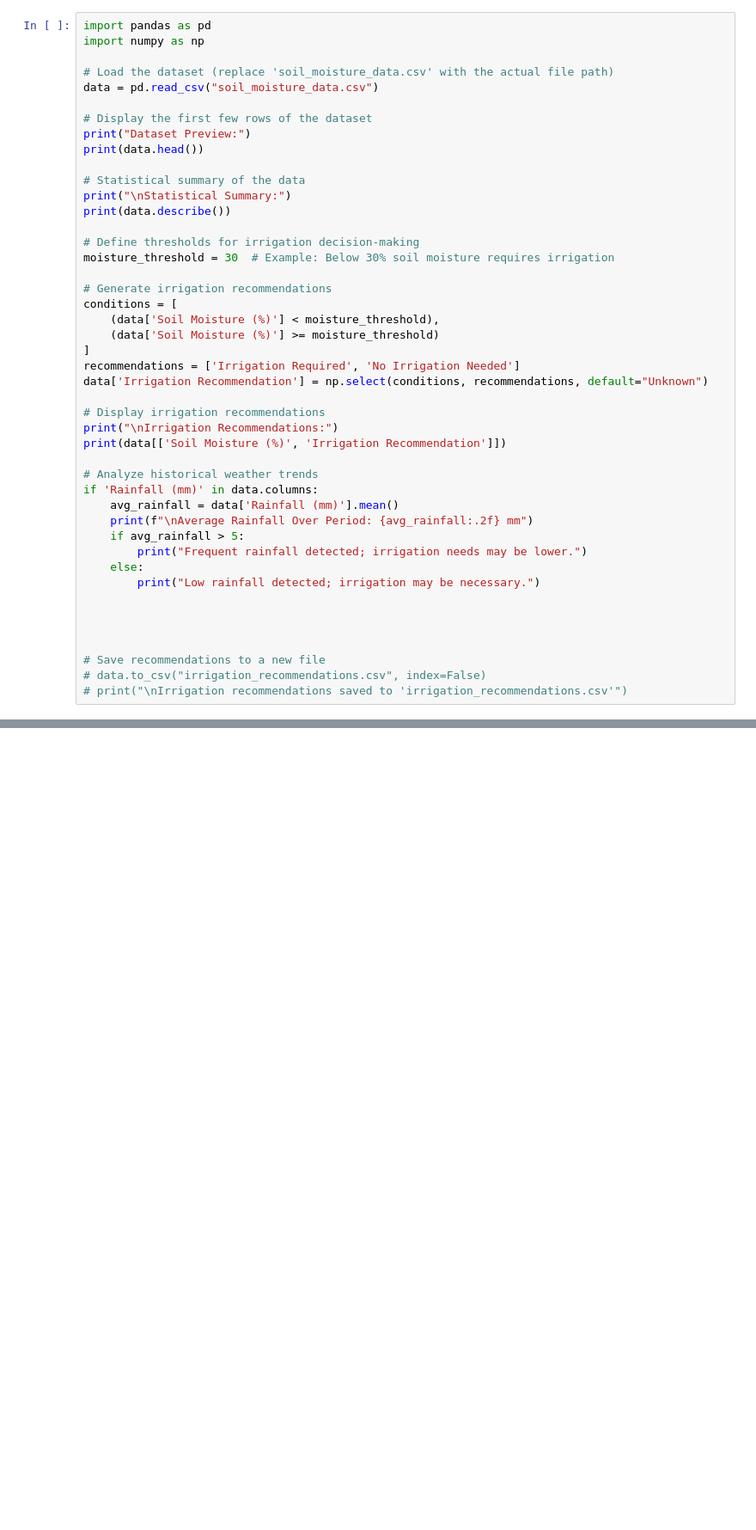
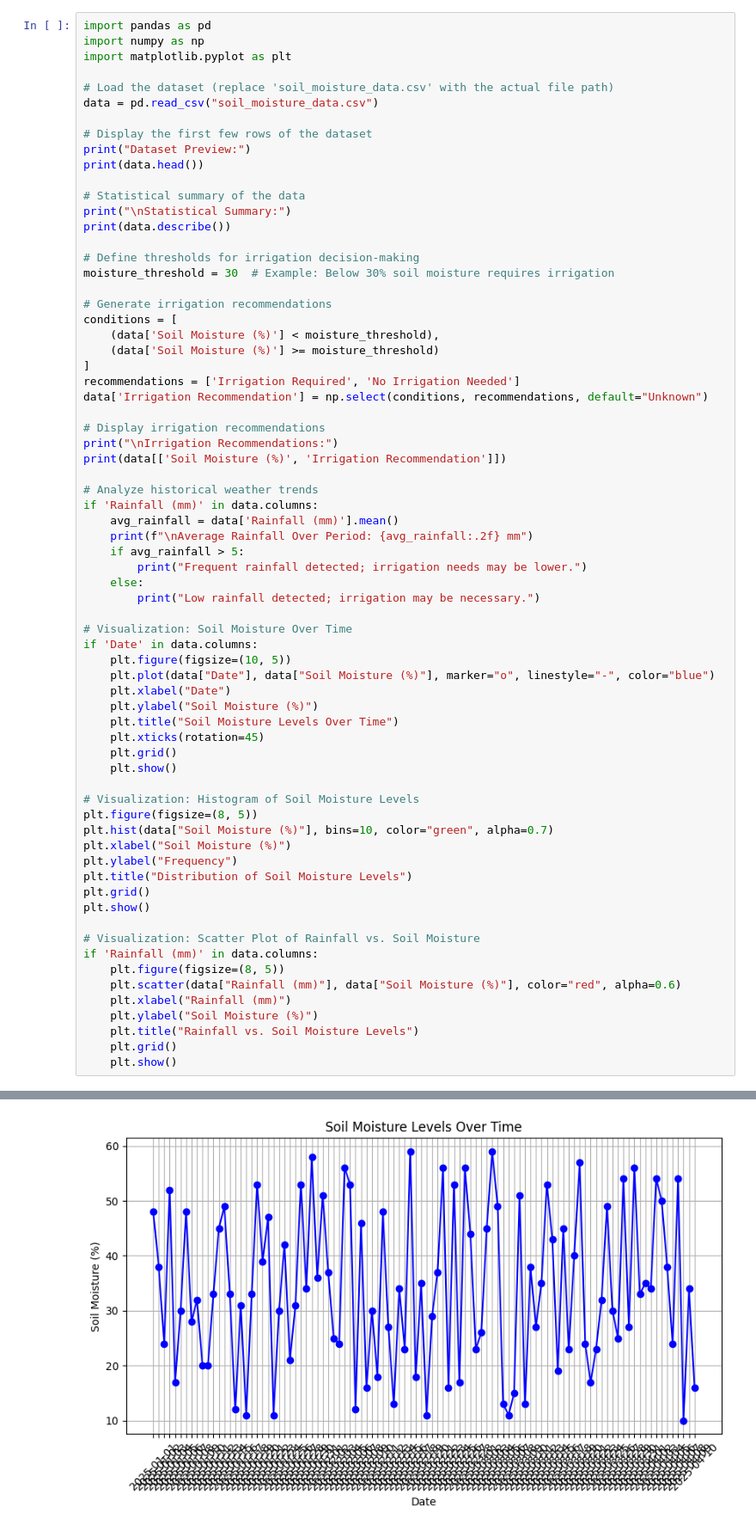
Before and after one commit to sahadevgh/python-agric-data-analysis, a Jupyter notebook: agriculture-data-analysis.ipynb, the cells around one changed output, grey strips where cells are left out. Shown at 86% size. Cells and saved outputs as stored; diff of their text form; blank space fills up the shorter version.

Commit message:
added visuals

```diff
--- a/agriculture-data-analysis.ipynb
+++ b/agriculture-data-analysis.ipynb
@@ -1,6 +1,7 @@
 # %%
 import pandas as pd
 import numpy as np
+import matplotlib.pyplot as plt
 
 # Load the dataset (replace 'soil_moisture_data.csv' with the actual file path)
 data = pd.read_csv("soil_moisture_data.csv")
@@ -37,12 +38,35 @@ if 'Rainfall (mm)' in data.columns:
     else:
         print("Low rainfall detected; irrigation may be necessary.")
 
+# Visualization: Soil Moisture Over Time
+if 'Date' in data.columns:
+    plt.figure(figsize=(10, 5))
+    plt.plot(data["Date"], data["Soil Moisture (%)"], marker="o", linestyle="-", color="blue")
+    plt.xlabel("Date")
+    plt.ylabel("Soil Moisture (%)")
+    plt.title("Soil Moisture Levels Over Time")
+    plt.xticks(rotation=45)
+    plt.grid()
+    plt.show()
 
+# Visualization: Histogram of Soil Moisture Levels
+plt.figure(figsize=(8, 5))
+plt.hist(data["Soil Moisture (%)"], bins=10, color="green", alpha=0.7)
+plt.xlabel("Soil Moisture (%)")
+plt.ylabel("Frequency")
+plt.title("Distribution of Soil Moisture Levels")
+plt.grid()
+plt.show()
 
-
-# Save recommendations to a new file
-# data.to_csv("irrigation_recommendations.csv", index=False)
-# print("\nIrrigation recommendations saved to 'irrigation_recommendations.csv'")
+# Visualization: Scatter Plot of Rainfall vs. Soil Moisture
+if 'Rainfall (mm)' in data.columns:
+    plt.figure(figsize=(8, 5))
+    plt.scatter(data["Rainfall (mm)"], data["Soil Moisture (%)"], color="red", alpha=0.6)
+    plt.xlabel("Rainfall (mm)")
+    plt.ylabel("Soil Moisture (%)")
+    plt.title("Rainfall vs. Soil Moisture Levels")
+    plt.grid()
+    plt.show()
 # %% [output]
 Dataset Preview:
          Date  Soil Moisture (%)  Rainfall (mm)
@@ -63,0 +88 @@ Irrigation recommendations saved to 'irrigation_recommendations.csv'
+[figure, added]
```
Also changed, not shown: parts of 1 cell of this notebook.
